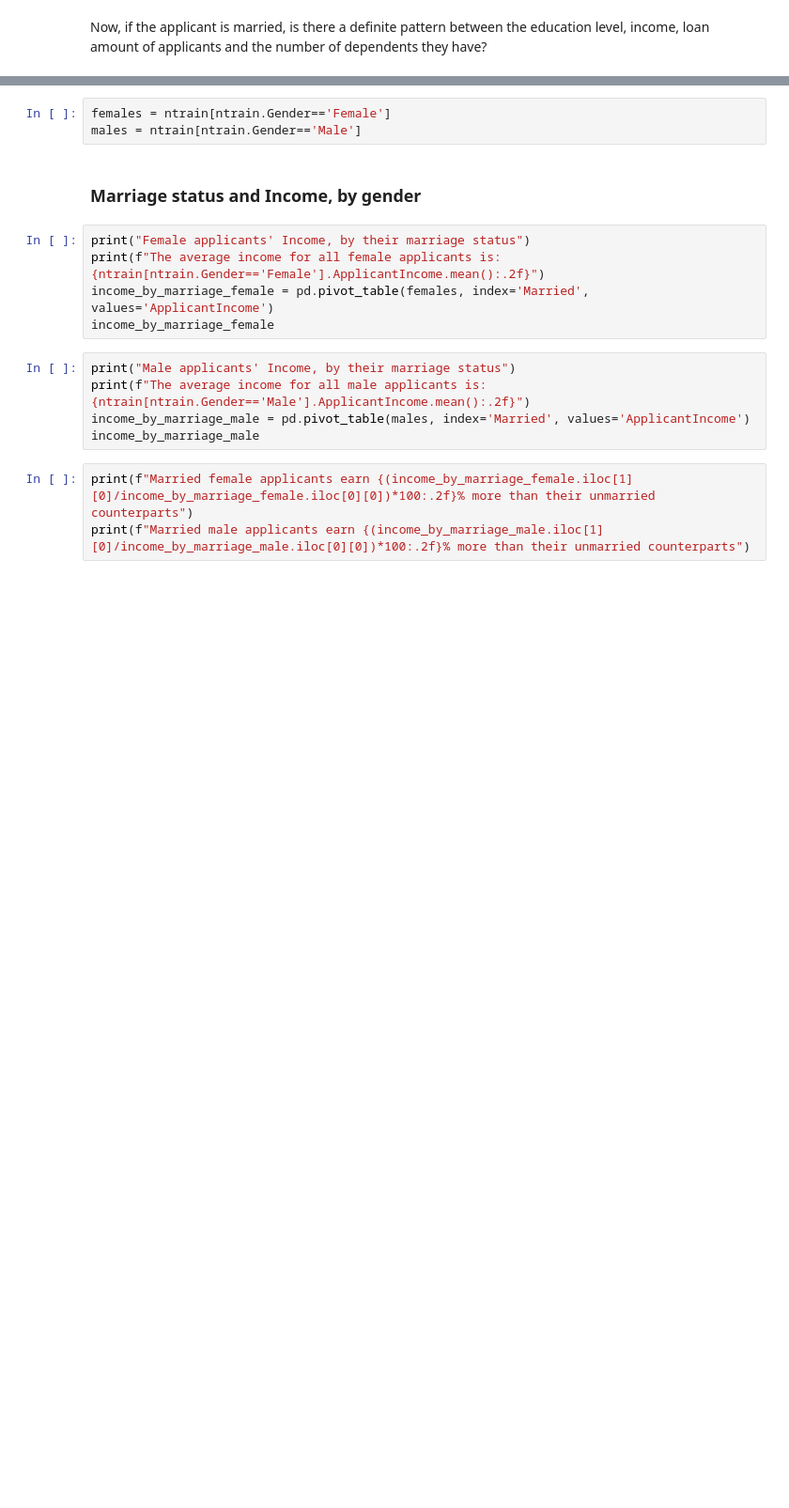
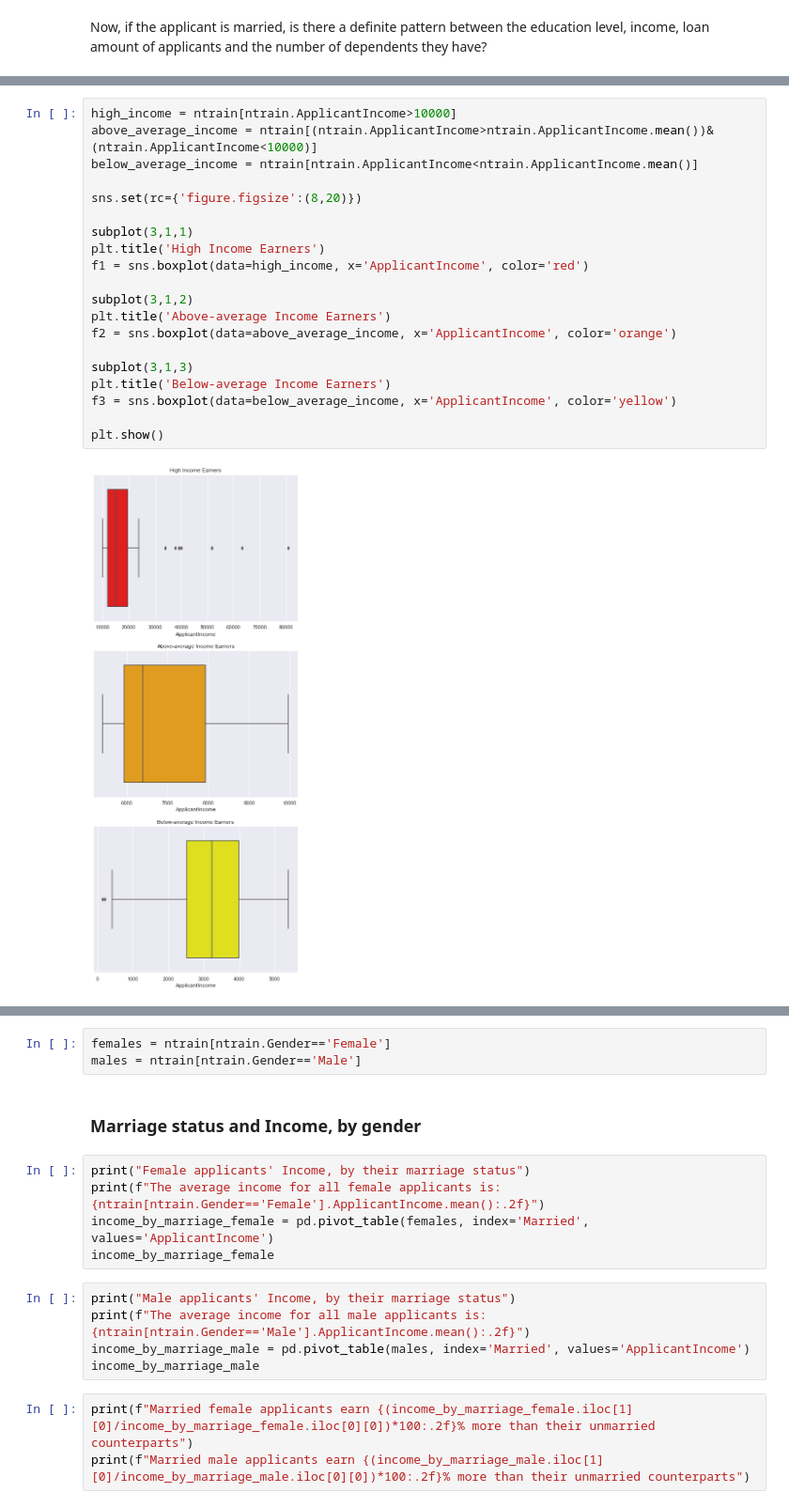
Before and after one commit to imeugeneco/chonggakkimchi, a Jupyter notebook: loan-prediction/Untitled.ipynb, the cells around one changed output, grey strips where cells are left out. Shown: that part at 94% size. Drawn from its saved outputs; the diff is of its cells as text; blank space fills up the shorter version.

```diff
--- a/loan-prediction/Untitled.ipynb
+++ b/loan-prediction/Untitled.ipynb
@@ -176,0 +377,22 @@ Now, if the applicant is married, is there a definite pattern between the educat
+# %%
+high_income = ntrain[ntrain.ApplicantIncome>10000]
+above_average_income = ntrain[(ntrain.ApplicantIncome>ntrain.ApplicantIncome.mean())&(ntrain.ApplicantIncome<10000)]
+below_average_income = ntrain[ntrain.ApplicantIncome<ntrain.ApplicantIncome.mean()]
+
+sns.set(rc={'figure.figsize':(8,20)})
+
+subplot(3,1,1)
+plt.title('High Income Earners')
+f1 = sns.boxplot(data=high_income, x='ApplicantIncome', color='red')
+
+subplot(3,1,2)
+plt.title('Above-average Income Earners')
+f2 = sns.boxplot(data=above_average_income, x='ApplicantIncome', color='orange')
+
+subplot(3,1,3)
+plt.title('Below-average Income Earners')
+f3 = sns.boxplot(data=below_average_income, x='ApplicantIncome', color='yellow')
+
+plt.show()
+# %% [output]
+[figure, added]
```
Also changed, not shown: parts of 45 cells of this notebook.
